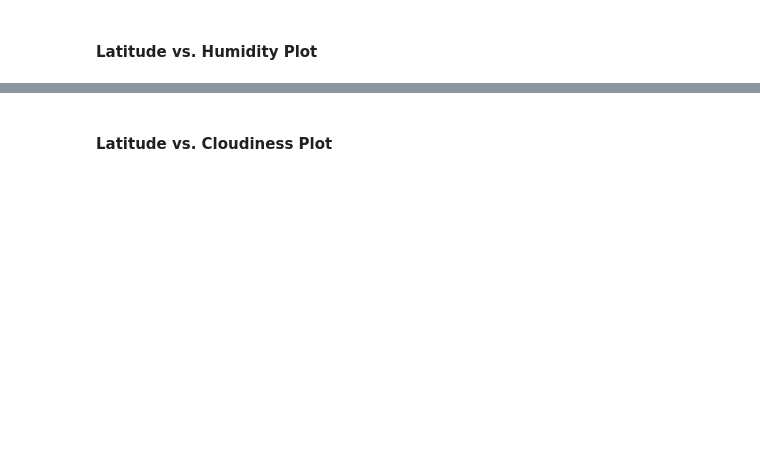
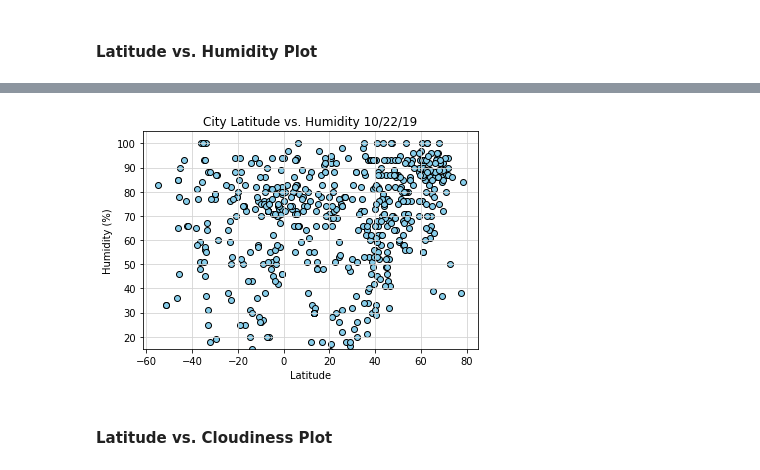
Before and after one commit to orlandolepe/python-api-challenge, a Jupyter notebook: WeatherPy.ipynb, the cells around one changed output, grey strips where cells are left out. Saved outputs shown, nothing was run; the diff lists cells and outputs as text; code cells hidden in the pictures; blank space fills up the shorter version.

```diff
--- a/WeatherPy.ipynb
+++ b/WeatherPy.ipynb
@@ -187,2 +182,13 @@ plt.show()
+# %%
+plt.scatter(weather_dataframe["Lat"],weather_dataframe["Humidity"],edgecolors="black",facecolors="skyblue")
+plt.title("City Latitude vs. Humidity 10/22/19")
+plt.xlabel("Latitude")
+plt.ylabel("Humidity (%)")
+plt.ylim(15,105)
+plt.grid (b=True,which="major",axis="both",linestyle="-",color="lightgrey")
+plt.savefig("figure2_latvshumidity")
+plt.show()
+# %% [output]
+[figure, added]
 # %% [markdown]
 #### Latitude vs. Cloudiness Plot
```
Also changed, not shown: parts of 9 cells of this notebook.
